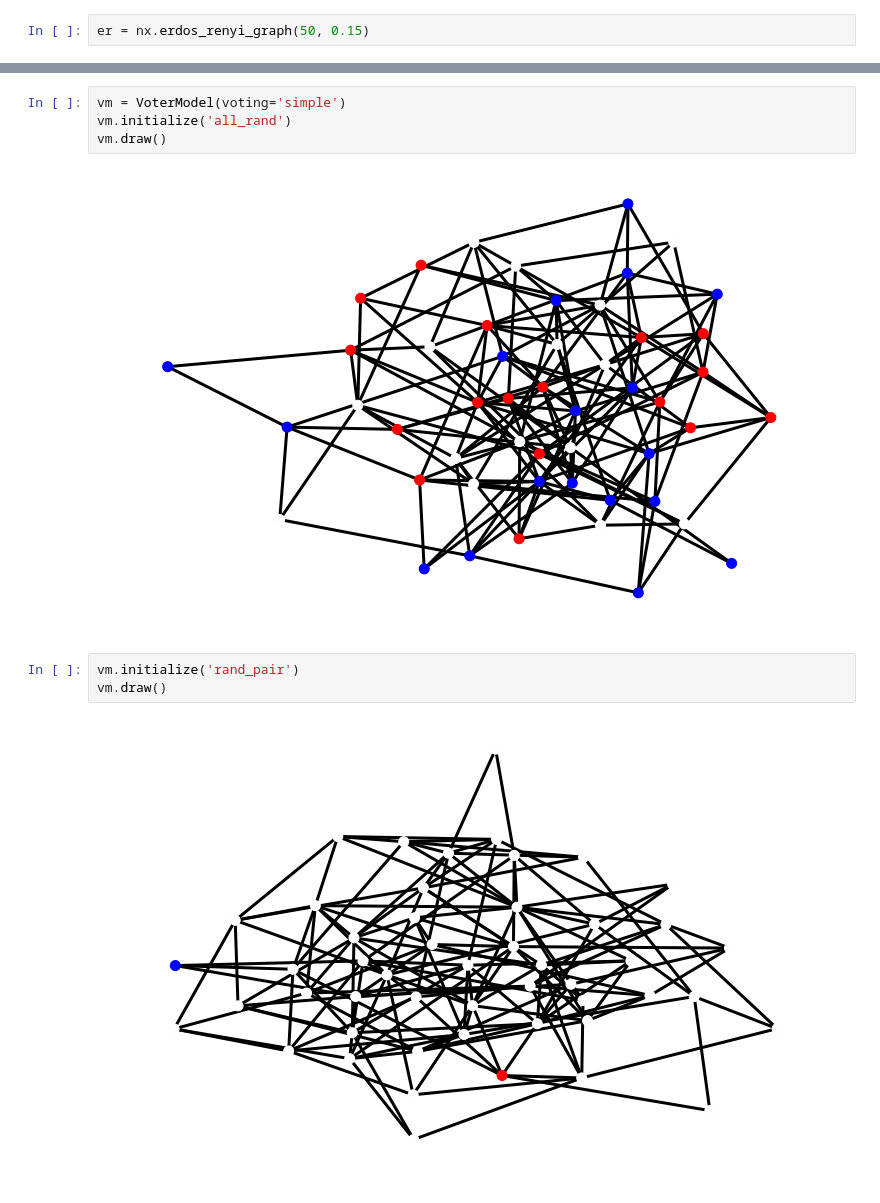
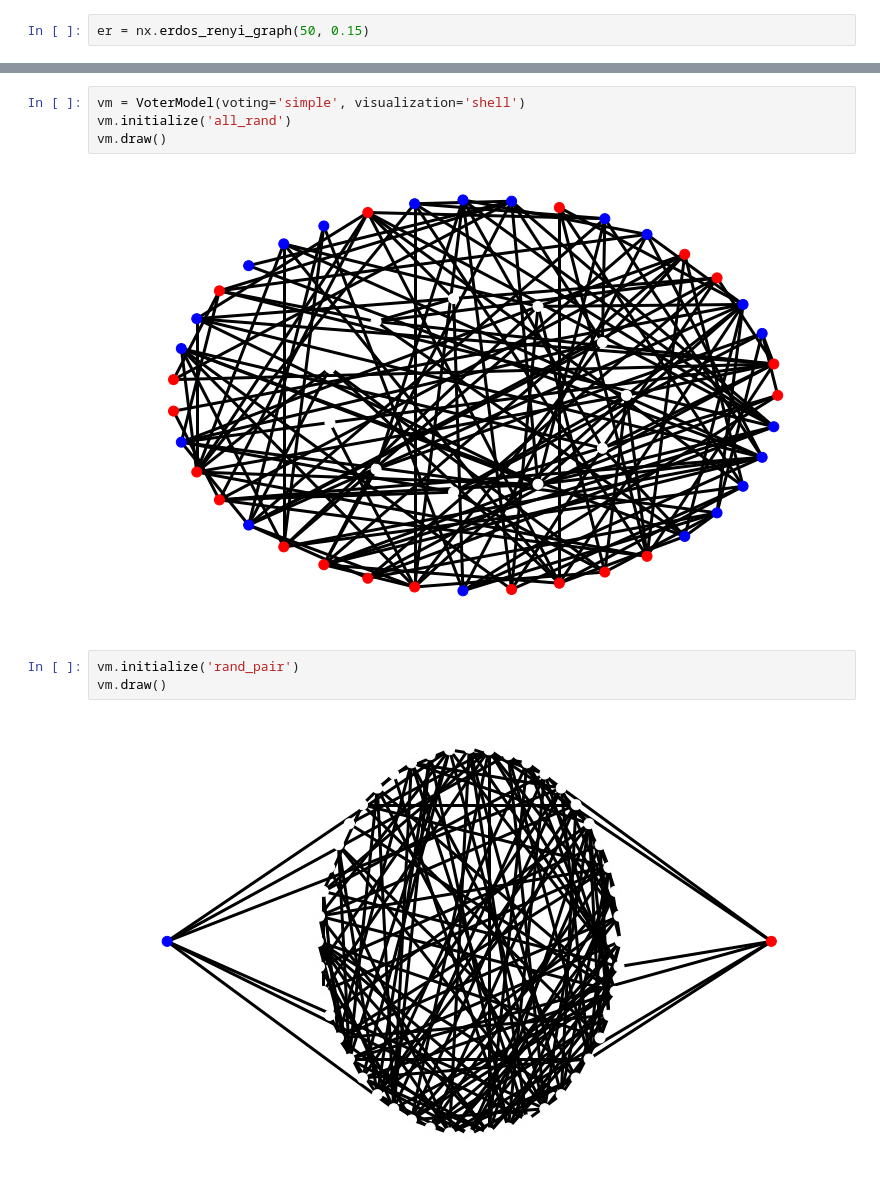
Before and after one commit to vhan95/EECS126_project, a Jupyter notebook: proposal.ipynb, the cells around one changed output, grey strips where cells are left out. Saved outputs shown, nothing was run; the diff lists cells and outputs as text.

Commit message:
some simple visualization options added

```diff
--- a/proposal.ipynb
+++ b/proposal.ipynb
@@ -37,14 +40,14 @@ nx.draw(er, **options)
 # %%
-vm = VoterModel(voting='simple')
+vm = VoterModel(voting='simple', visualization='shell')
 vm.initialize('all_rand')
 vm.draw()
 # %% [output]
-[figure, old version]
+[figure, new version]
 # %%
 vm.initialize('rand_pair')
 vm.draw()
 # %% [output]
-[figure, old version]
+[figure, new version]
 # %%
 vm.update()
 vm.draw()
```
Also changed, not shown: parts of 5 cells of this notebook, 1 other file.
